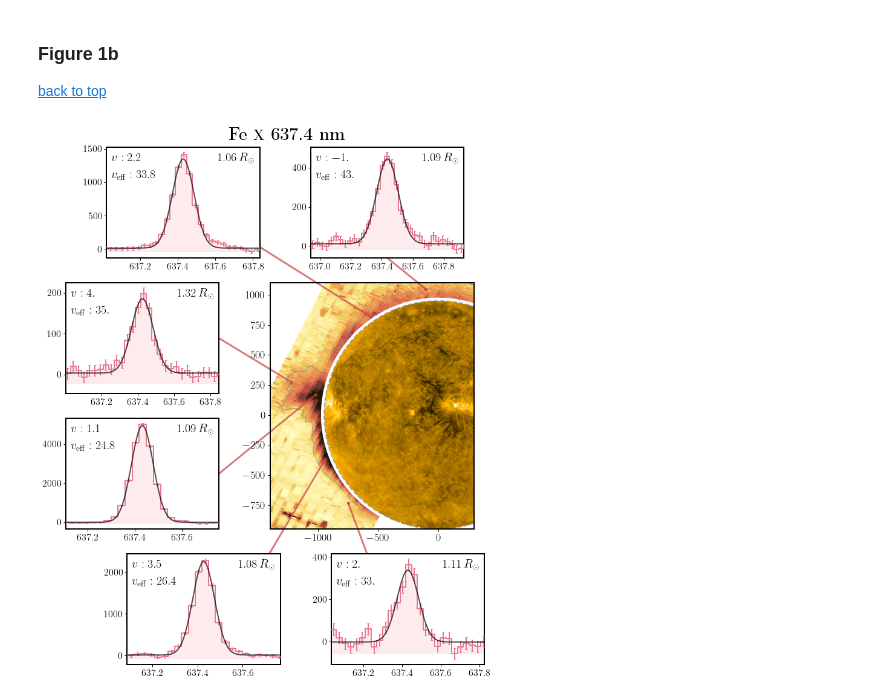
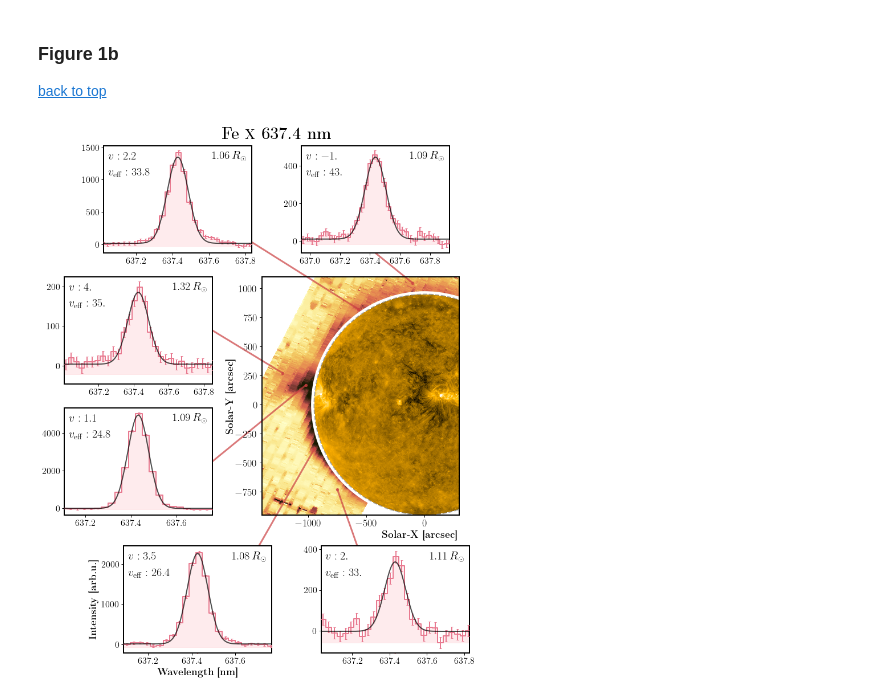
Before and after one commit to yjzhu-solar/Eclipse2017, a Jupyter notebook: ipynb/eclipse_data/off_limb_intensity_map_ext_zoomin.ipynb, the cells around one changed output. Saved outputs shown, nothing was run; the diff lists cells and outputs as text; code cells hidden in the pictures.

```diff
--- a/ipynb/eclipse_data/off_limb_intensity_map_ext_zoomin.ipynb
+++ b/ipynb/eclipse_data/off_limb_intensity_map_ext_zoomin.ipynb
@@ -357,7 +357,8 @@ def spectral_line_zoom_in(solarx,solary,fig,ax,rect,anchor_point,
     fit_bin_matrix, fit_bin_matrix_err,
     vlos_masked,vlos_masked_err,veff_masked,veff_masked_err,
     cont_slice_1 = slice(0,10), cont_slice_2 = slice(40,50),
-    params_prec = {"int":2,"wvl":1,"fwhm":1}):
+    params_prec = {"int":2,"wvl":1,"fwhm":1},
+    label_axes = False,label_fontsize=16):
 
     ax_spec = ax.inset_axes(bounds=rect,transform=ax.transAxes)
 
@@ -455,6 +456,10 @@ def spectral_line_zoom_in(solarx,solary,fig,ax,rect,anchor_point,
     ax_spec.text(0.03,0.75,veff_text_fmt.format(num2tex(veff_plot),
     veff_data_prec = veff_data_prec),ha = 'left',va = 'center',
     color = 'black',fontsize = 20,linespacing=1.5,transform=ax_spec.transAxes)
+
+    if label_axes:
+        ax_spec.set_xlabel(r"\textbf{Wavelength [nm]}",fontsize=label_fontsize)
+        ax_spec.set_ylabel(r"\textbf{Intensity [arb.u.]}",fontsize=label_fontsize)
 # %% [markdown]
 <a id='figure-1a'></a>
 ### Figure 1a
@@ -662,8 +671,8 @@ im = ax.pcolormesh(x_2d_grid_red_arcsec_rot_ext + slit_center_x_red,
                 y_2d_grid_red_arcsec_rot_ext + slit_center_y_red,
                 red_line_cont_ratio_masked,cmap=cmcm.lajolla,rasterized=True,vmin=0,vmax=0.1)
 
-ax.contour(img_xarcsec_array,img_yarcsec_array,FeXI_line_cont_image_rot_scipy,levels=[3],alpha=0.6,
-        colors=['grey'])
+# ax.contour(img_xarcsec_array,img_yarcsec_array,FeXI_line_cont_image_rot_scipy,levels=[3],alpha=0.6,
+#         colors=['grey'])
 
 ax.add_patch(create_lunar_mask(rsun_arcsec*np.float64(FeXI_line_cont_frame.header["MOONR"])/np.float64(FeXI_line_cont_frame.header["SUNR"])))
 
@@ -676,34 +685,38 @@ ax.pcolormesh(aia_171_xcoord, aia_171_ycoord, aia_171_image,cmap=aia_171_cm,norm
 xlim_zoomin = [-1400,300]
 ylim_zoomin = [-950,1100]
 
 ax.set_aspect(1)
 # ax.add_patch(create_rec_eqs())
 ax.add_patch(create_limb_circle(rsun_arcsec))
 ax.set_xlim(xlim_zoomin)
 ax.set_ylim(ylim_zoomin)
 ax.tick_params(labelsize=18)
 
+ax.set_xlabel(r"\textbf{Solar-X [arcsec]}",fontsize=18,x=0.8)
+ax.set_ylabel(r"\textbf{Solar-Y [arcsec]}",fontsize=18,labelpad=-0.05)
+
+
 feed_params = (x_2d_grid_red_arcsec_bin_rot_ext + slit_center_x_red,
                         y_2d_grid_red_arcsec_bin_rot_ext + slit_center_y_red,
                         red_fit_filename_index, red_path,
                         totality_red_df_ext,FeX_xslice,flatfield_1d_FeX_52nd,52,
                         red_fit_matrix_bin_ext, red_fit_matrix_bin_ext_err,
                         red_vlos_masked, red_vlos_masked_err, red_veff_masked, red_veff_masked_err)
 
 spectral_line_zoom_in(-1020,169,fig,ax,[-1.0,0,0.75,0.45],(1,0.5),
                         *feed_params)
 spectral_line_zoom_in(-1220,271,fig,ax,[-1.0,0.55,0.75,0.45],(1,0.5),
                         *feed_params)
 spectral_line_zoom_in(-570,822,fig,ax,[-0.8,1.1,0.75,0.45],(1,0.1),
                         *feed_params)
 spectral_line_zoom_in(-103,1047,fig,ax,[0.2,1.1,0.75,0.45],(0.5,0),
                         *feed_params)
-spectral_line_zoom_in(-946,-378,fig,ax,[-0.7,-0.55,0.75,0.45],(0.5,0),
-                        *feed_params)
-spectral_line_zoom_in(-750,-730,fig,ax,[0.3,-0.55,0.75,0.45],(0.5,0),
+spectral_line_zoom_in(-946,-378,fig,ax,[-0.7,-0.58,0.75,0.45],(0.5,0),
+                        *feed_params,label_axes=True,label_fontsize=18)
+spectral_line_zoom_in(-750,-730,fig,ax,[0.3,-0.58,0.75,0.45],(0.5,0),
                         *feed_params)
 ax.text(-0.2,1.58,r"\textbf{Fe \textsc{x} 637.4 nm}",fontsize=30,transform=ax.transAxes)
 fig.savefig(fname="../../figs/ms/FeX_zoomin.pdf",format="pdf",dpi=300,bbox_inches="tight")
 # fig.savefig(fname="../../slides/reg_meet/figs/FeX_zoomin.png",format="png",dpi=300,bbox_inches="tight")
 # %% [output]
-[figure, old version]
+[figure, new version]
```
Also changed, not shown: parts of 2 cells of this notebook, 28 other files.
